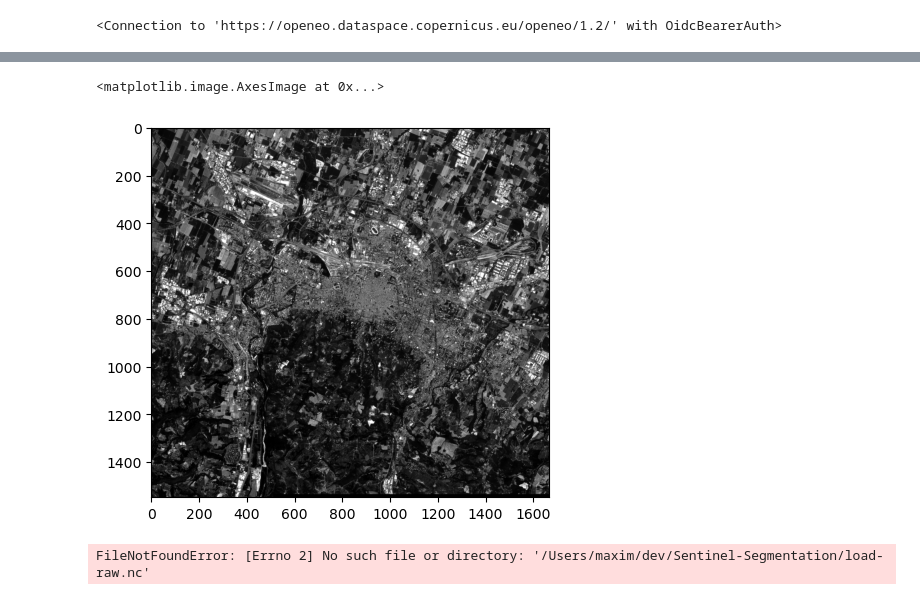
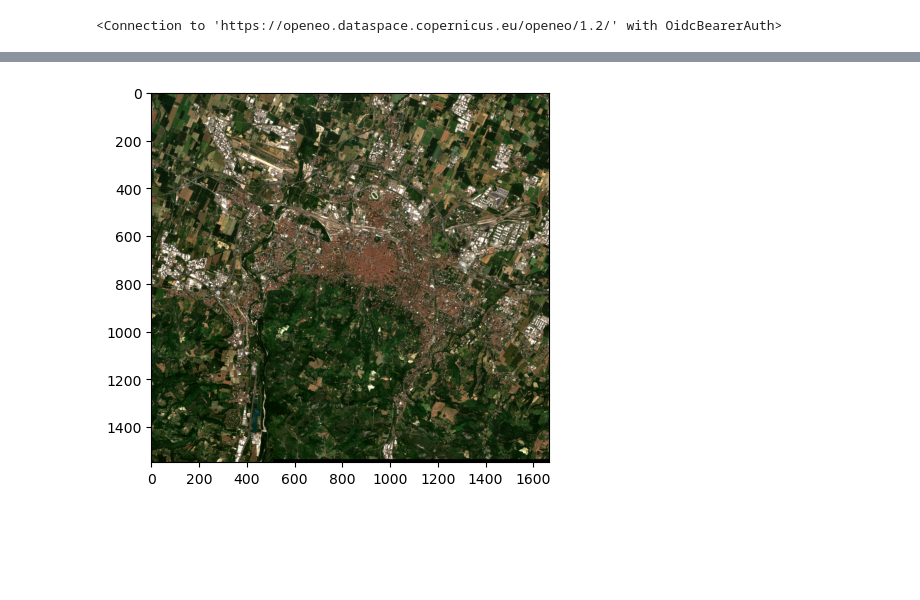
Before and after one commit to nomorehumor/Sentinel-Segmentation, a Jupyter notebook: Untitled-3.ipynb, the cells around one changed output, grey strips where cells are left out. Cells and saved outputs as stored; diff of their text form; code cells hidden in the pictures; blank space fills up the shorter version.

Commit message:
added visualization for bands

```diff
--- a/Untitled-3.ipynb
+++ b/Untitled-3.ipynb
@@ -129,7 +111,7 @@ import rasterio
 from matplotlib import pyplot as plt
 import numpy as np
 
-img = rasterio.open(SENTINEL_DATASET_DIR / "R.tiff", count=4)
+img = rasterio.open(SENTINEL_DATASET_DIR / "R.tiff")
 img_array = img.read().squeeze()
 
 def vis(img):
@@ -137,17 +119,23 @@ def vis(img):
     lq, uq = np.quantile(masked_data.compressed(), (0.01, 0.99))
     data = np.clip(img, a_min=lq, a_max=uq)
     data = (data - lq) / (uq - lq)
-    plt.imshow(data, cmap="gray")
+    if data.ndim == 2:
+        plt.imshow(data, cmap="gray")
+    elif data.ndim == 3:
+        plt.imshow(data)
-# %% [output]
-<matplotlib.image.AxesImage at 0x...>
-[figure, removed]
-# %%
-
-ds = xarray.load_dataset("load-raw.nc")
-# Convert xarray DataSet to a (bands, t, x, y) DataArray
-data = ds[["B04", "B03", "B02"]].to_array(dim="bands")
-
-fig, axes = plt.subplots(ncols=2, figsize=(8, 3), dpi=90, sharey=True)
-plt.imshow(data[{"bands": 0, "t": 0}])
-# %% [output]
-FileNotFoundError: [Errno 2] No such file or directory: '/Users/maxim/dev/Sentinel-Segmentation/load-raw.nc'
+# %%
+with rasterio.open(SENTINEL_DATASET_DIR / "all_bands.tiff") as f:
+    data = f.read()
+all_band_data = np.transpose(data, (1,2,0))
+rgb_data = all_band_data[:,:,:3]
+irgb_data = np.stack(
+    [
+        all_band_data[..., 0],
+        all_band_data[..., 1],
+        all_band_data[..., 2]
+    ],
+    axis=-1
+)
+vis(irgb_data)
+# %% [output]
+[figure, added]
```
Also changed, not shown: parts of 6 cells of this notebook.
